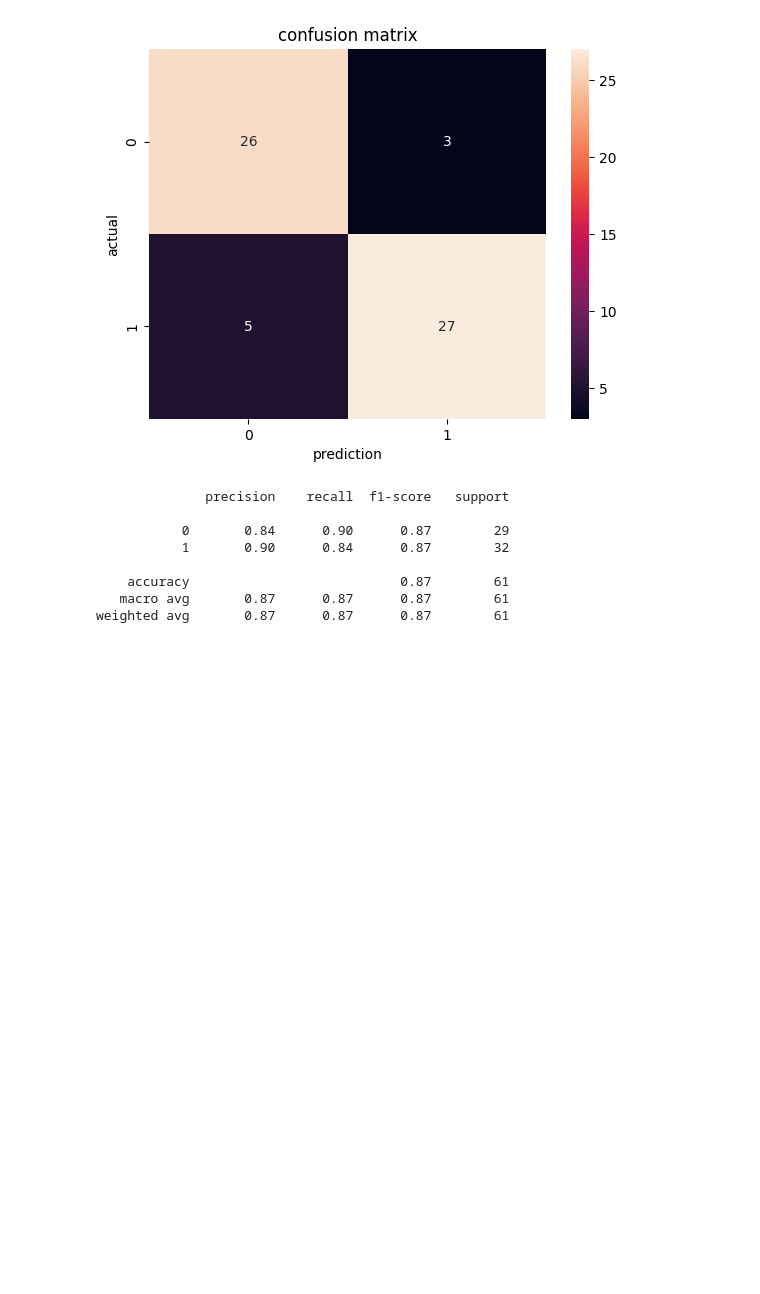
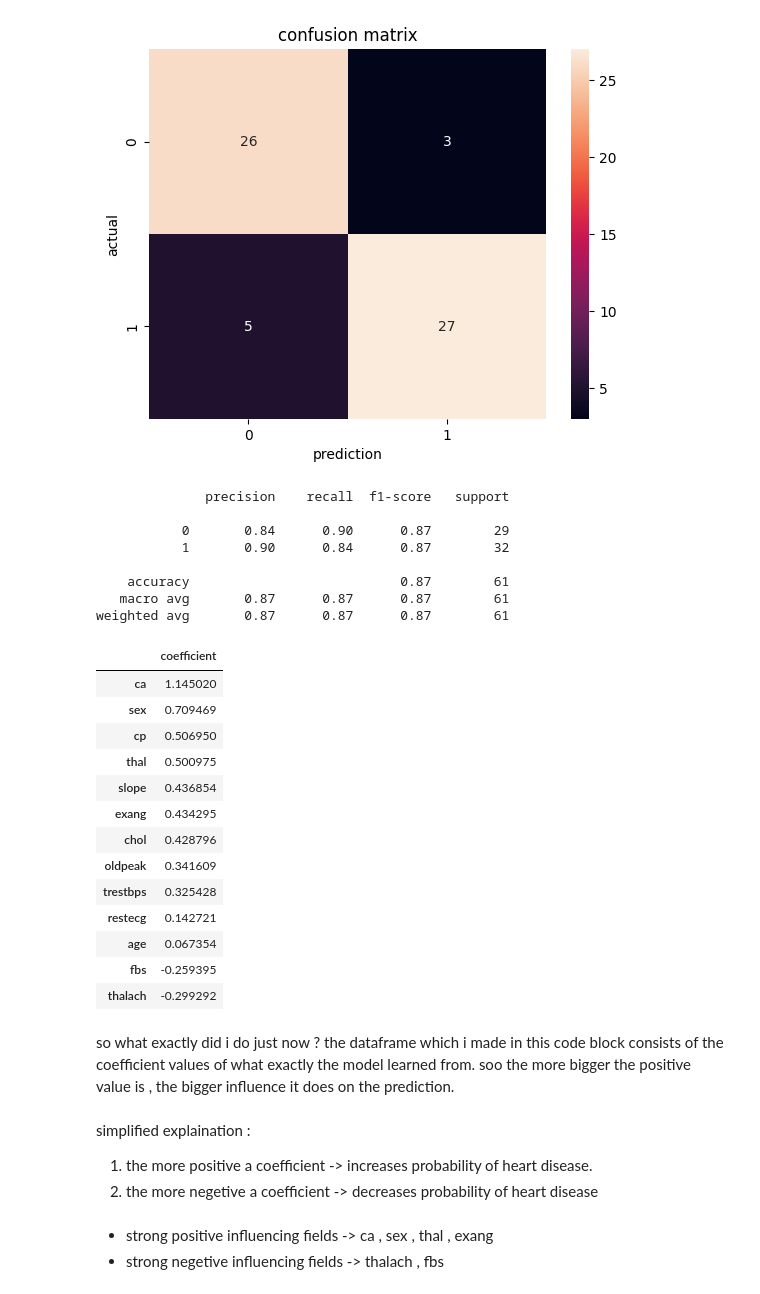
Before and after one commit to TheOnlySG/medical-classification-ml, a Jupyter notebook: notebooks/eda_heart.ipynb, the cells around one changed output. Cells and saved outputs as stored; diff of their text form; code cells hidden in the pictures; blank space fills up the shorter version.

```diff
--- a/notebooks/eda_heart.ipynb
+++ b/notebooks/eda_heart.ipynb
@@ -199,3 +201,37 @@ print(classification_report(y_test , y_pred))
     accuracy                           0.87        61
    macro avg       0.87      0.87      0.87        61
 weighted avg       0.87      0.87      0.87        61
+# %%
+coefficients = pd.DataFrame(
+    model.coef_[0],
+    index = x.columns,
+    columns = ['coefficient']
+)
+#making a dataframe to understand the coefficient weightage for prediction.
+
+coefficients.sort_values(by='coefficient' , ascending=False)
+# %% [output]
+|  | coefficient |
+| ca | 1.145020 |
+| sex | 0.709469 |
+| cp | 0.506950 |
+| thal | 0.500975 |
+| slope | 0.436854 |
+| exang | 0.434295 |
+| chol | 0.428796 |
+| oldpeak | 0.341609 |
+| trestbps | 0.325428 |
+| restecg | 0.142721 |
+| age | 0.067354 |
+| fbs | -0.259395 |
+| thalach | -0.299292 |
+# %% [markdown]
+so what exactly did i do just now ? the dataframe which i made in this code block consists of the coefficient values of what exactly the model learned from. soo the more bigger the positive value is , the bigger influence it does on the prediction.
+# %% [markdown]
+simplified explaination :
+
+1. the more positive a coefficient -> increases probability of heart disease.
+2. the more negetive a coefficient -> decreases probability of heart disease
+# %% [markdown]
+- strong positive influencing fields -> ca , sex , thal , exang
+- strong negetive influencing fields -> thalach , fbs
```
Also changed, not shown: parts of 14 cells of this notebook.
